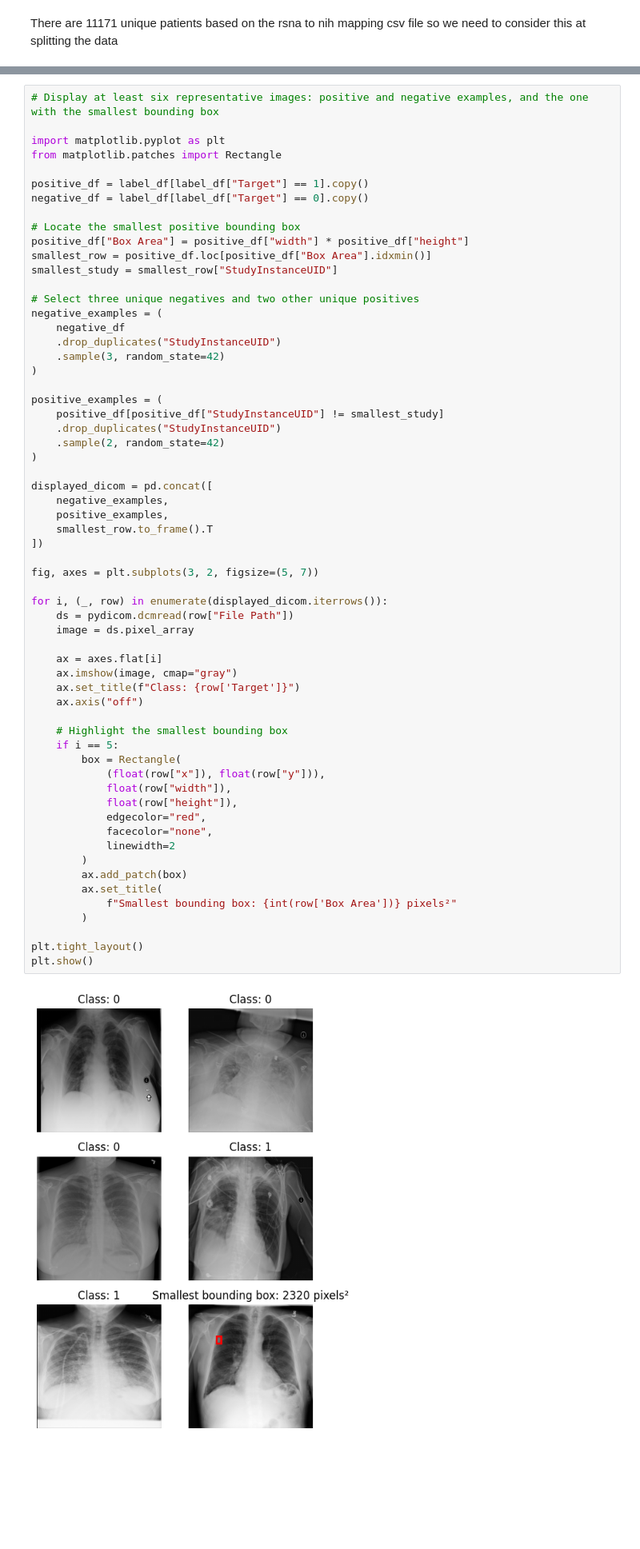
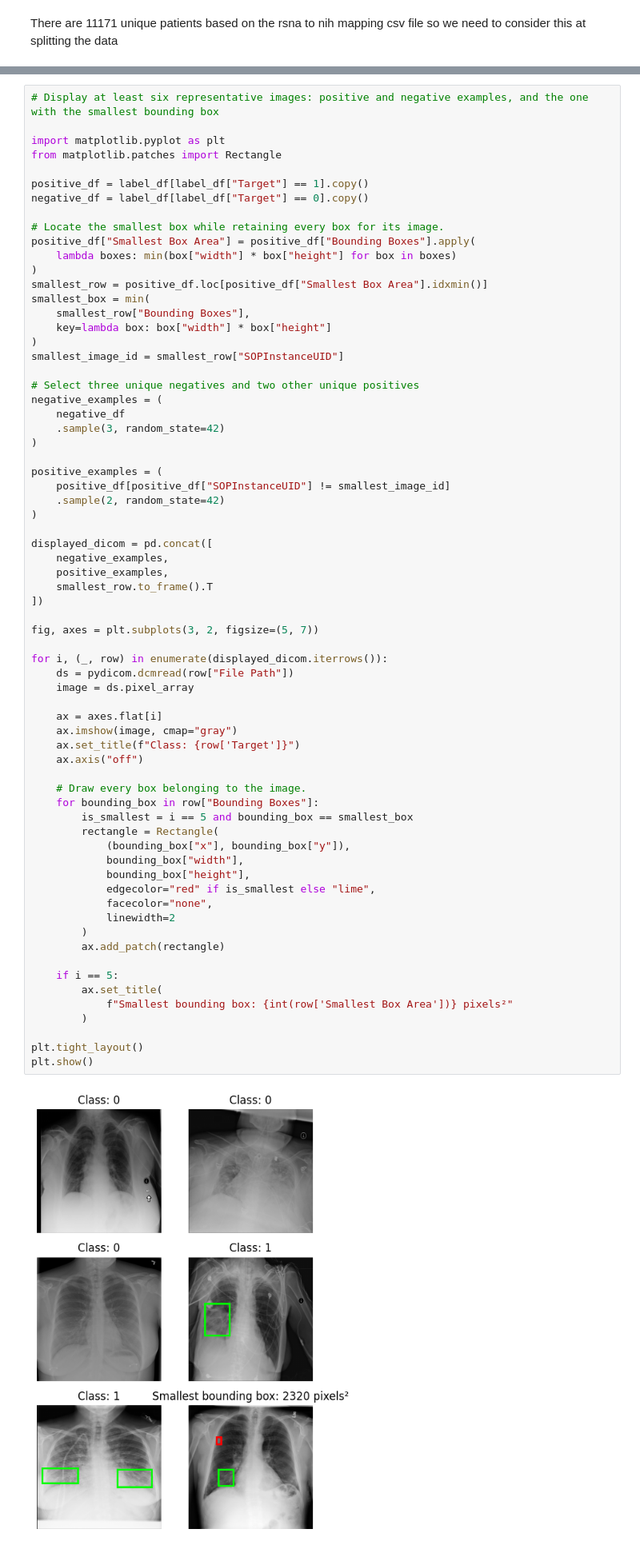
Before and after one commit to faizr206/Assignment1_MedicalImaging, a Jupyter notebook: Assignment1_Faiz.ipynb, the cells around one changed output, grey strips where cells are left out. Shown at 80% size. Drawn from its saved outputs; the diff is of its cells as text; blank space fills up the shorter version.

```diff
--- a/Assignment1_Faiz.ipynb
+++ b/Assignment1_Faiz.ipynb
@@ -145,60 +185,67 @@ from matplotlib.patches import Rectangle
 positive_df = label_df[label_df["Target"] == 1].copy()
 negative_df = label_df[label_df["Target"] == 0].copy()
 
-# Locate the smallest positive bounding box
-positive_df["Box Area"] = positive_df["width"] * positive_df["height"]
-smallest_row = positive_df.loc[positive_df["Box Area"].idxmin()]
-smallest_study = smallest_row["StudyInstanceUID"]
+# Locate the smallest box while retaining every box for its image.
+positive_df["Smallest Box Area"] = positive_df["Bounding Boxes"].apply(
+    lambda boxes: min(box["width"] * box["height"] for box in boxes)
+)
+smallest_row = positive_df.loc[positive_df["Smallest Box Area"].idxmin()]
+smallest_box = min(
+    smallest_row["Bounding Boxes"],
+    key=lambda box: box["width"] * box["height"]
+)
+smallest_image_id = smallest_row["SOPInstanceUID"]
 
 # Select three unique negatives and two other unique positives
 negative_examples = (
     negative_df
-    .drop_duplicates("StudyInstanceUID")
     .sample(3, random_state=42)
 )
 
 positive_examples = (
-    positive_df[positive_df["StudyInstanceUID"] != smallest_study]
-    .drop_duplicates("StudyInstanceUID")
+    positive_df[positive_df["SOPInstanceUID"] != smallest_image_id]
     .sample(2, random_state=42)
 )
 
 displayed_dicom = pd.concat([
     negative_examples,
     positive_examples,
     smallest_row.to_frame().T
 ])
 
 fig, axes = plt.subplots(3, 2, figsize=(5, 7))
 
 for i, (_, row) in enumerate(displayed_dicom.iterrows()):
     ds = pydicom.dcmread(row["File Path"])
     image = ds.pixel_array
 
     ax = axes.flat[i]
     ax.imshow(image, cmap="gray")
     ax.set_title(f"Class: {row['Target']}")
     ax.axis("off")
 
-    # Highlight the smallest bounding box
-    if i == 5:
-        box = Rectangle(
-            (float(row["x"]), float(row["y"])),
-            float(row["width"]),
-            float(row["height"]),
-            edgecolor="red",
+    # Draw every box belonging to the image.
+    for bounding_box in row["Bounding Boxes"]:
+        is_smallest = i == 5 and bounding_box == smallest_box
+        rectangle = Rectangle(
+            (bounding_box["x"], bounding_box["y"]),
+            bounding_box["width"],
+            bounding_box["height"],
+            edgecolor="red" if is_smallest else "lime",
             facecolor="none",
             linewidth=2
         )
-        ax.add_patch(box)
+        ax.add_patch(rectangle)
+
+    if i == 5:
         ax.set_title(
-            f"Smallest bounding box: {int(row['Box Area'])} pixels²"
+            f"Smallest bounding box: {int(row['Smallest Box Area'])} pixels²"
         )
 
 plt.tight_layout()
 plt.show()
 # %% [output]
-[figure, old version]
+[figure, new version]
 # %%
 # Check image size, photometric interpretation and projection/view information when available
 print("Image size counts:")
```
Also changed, not shown: parts of 10 cells of this notebook.
